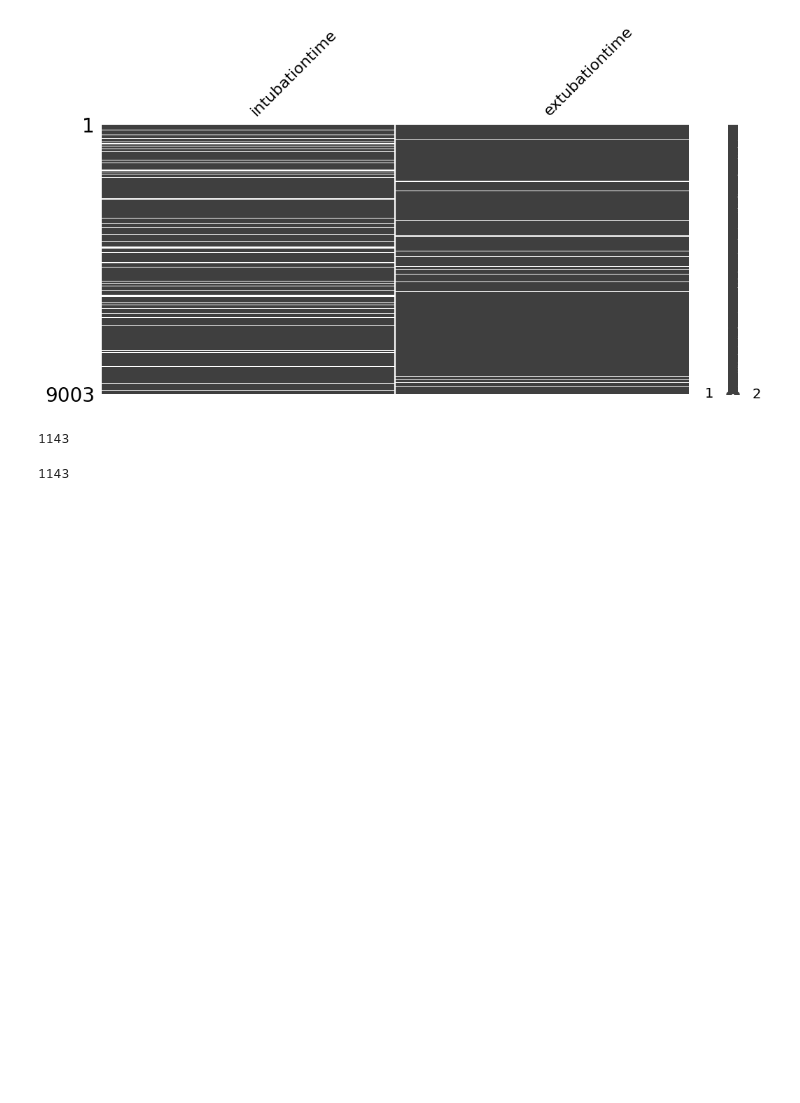
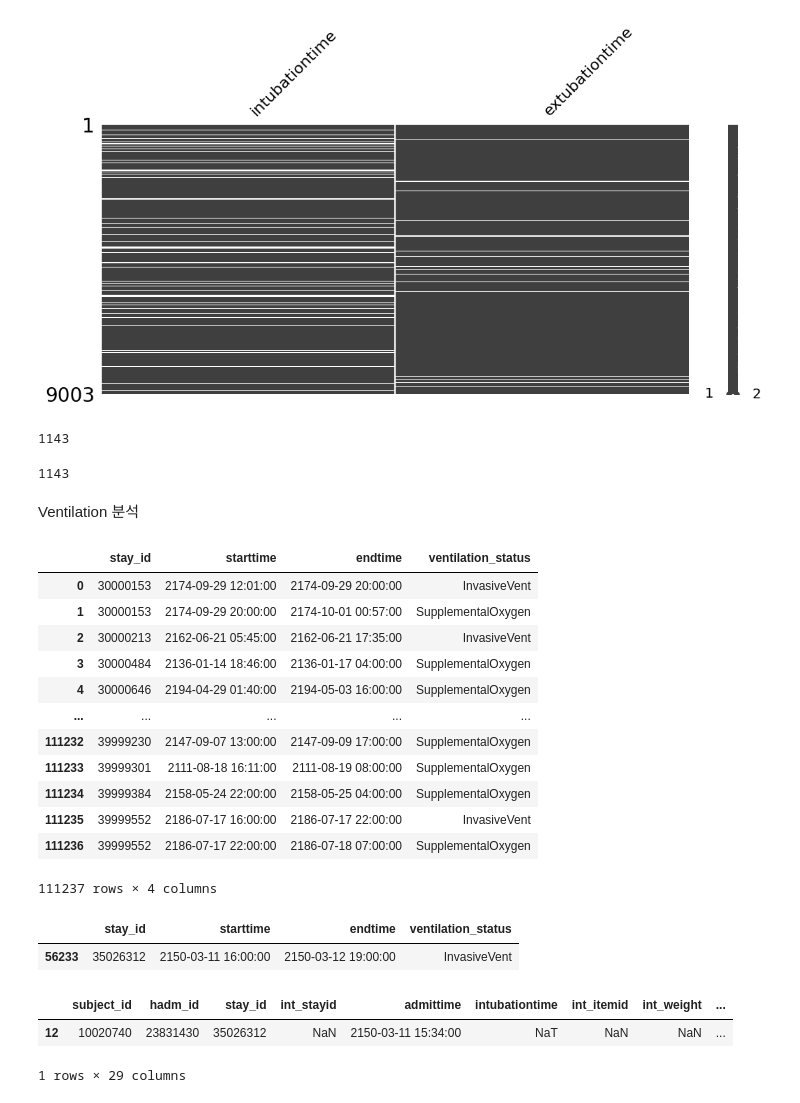
Before and after one commit to sujungleeml/P1_extubationfailure, a Jupyter notebook: 서대철/notebooks/240305_reporting.ipynb, the cells around one changed output. Cells and saved outputs as stored; diff of their text form; code cells hidden in the pictures; blank space fills up the shorter version.

```diff
--- a/서대철/notebooks/240305_reporting.ipynb
+++ b/서대철/notebooks/240305_reporting.ipynb
@@ -328,3 +328,33 @@ df_original.intubationtime.isna().sum()
 df.intubationtime.isna().sum()
 # %% [output]
 1143
+# %% [markdown]
+Ventilation 분석
+# %%
+ventilation = pd.read_csv('../outputs/ventilation.csv', index_col=0, parse_dates=['starttime', 'endtime'])
+ventilation
+# %% [output]
+|  | stay_id | starttime | endtime | ventilation_status |
+| 0 | 30000153 | 2174-09-29 12:01:00 | 2174-09-29 20:00:00 | InvasiveVent |
+| 1 | 30000153 | 2174-09-29 20:00:00 | 2174-10-01 00:57:00 | SupplementalOxygen |
+| 2 | 30000213 | 2162-06-21 05:45:00 | 2162-06-21 17:35:00 | InvasiveVent |
+| 3 | 30000484 | 2136-01-14 18:46:00 | 2136-01-17 04:00:00 | SupplementalOxygen |
+| 4 | 30000646 | 2194-04-29 01:40:00 | 2194-05-03 16:00:00 | SupplementalOxygen |
+| ... | ... | ... | ... | ... |
+| 111232 | 39999230 | 2147-09-07 13:00:00 | 2147-09-09 17:00:00 | SupplementalOxygen |
+| 111233 | 39999301 | 2111-08-18 16:11:00 | 2111-08-19 08:00:00 | SupplementalOxygen |
+| 111234 | 39999384 | 2158-05-24 22:00:00 | 2158-05-25 04:00:00 | SupplementalOxygen |
+| 111235 | 39999552 | 2186-07-17 16:00:00 | 2186-07-17 22:00:00 | InvasiveVent |
+| 111236 | 39999552 | 2186-07-17 22:00:00 | 2186-07-18 07:00:00 | SupplementalOxygen |
+111237 rows × 4 columns
+# %%
+ventilation[(ventilation.stay_id == 35026312) & (ventilation.ventilation_status == 'InvasiveVent')]
+# %% [output]
+|  | stay_id | starttime | endtime | ventilation_status |
+| 56233 | 35026312 | 2150-03-11 16:00:00 | 2150-03-12 19:00:00 | InvasiveVent |
+# %%
+df[df.stay_id == 35026312]
+# %% [output]
+|  | subject_id | hadm_id | stay_id | int_stayid | admittime | intubationtime | int_itemid | int_weight | ... |
+| 12 | 10020740 | 23831430 | 35026312 | NaN | 2150-03-11 15:34:00 | NaT | NaN | NaN | ... |
+1 rows × 29 columns
```
Also changed, not shown: parts of 1 cell of this notebook, 5 other files.
